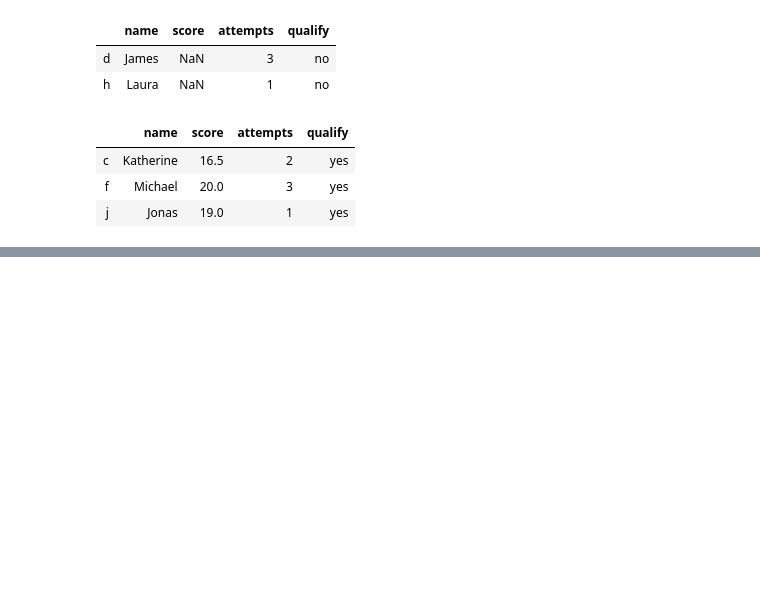
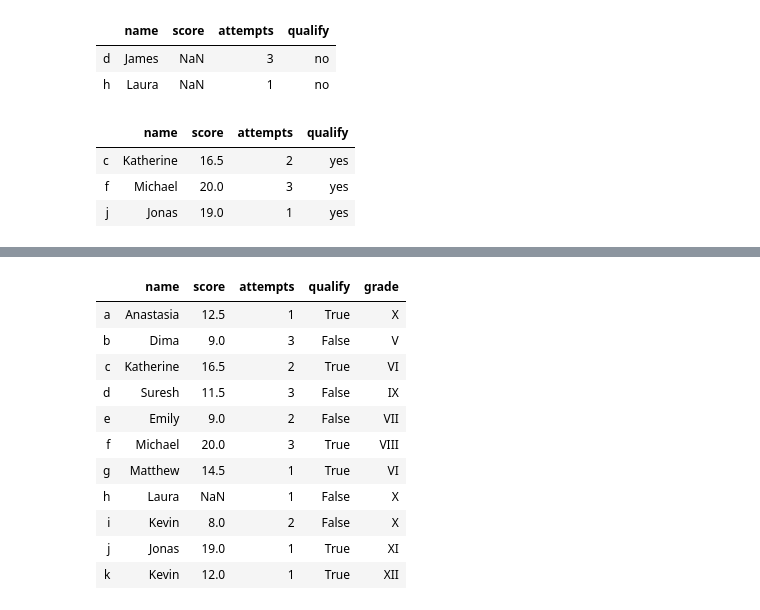
Before and after one commit to chetnakhanna16/Pandas_Practice, a Jupyter notebook: PandasDataFrame_Practice.ipynb, the cells around one changed output, grey strips where cells are left out. Saved outputs shown, nothing was run; the diff lists cells and outputs as text; code cells hidden in the pictures; blank space fills up the shorter version.

```diff
--- a/PandasDataFrame_Practice.ipynb
+++ b/PandasDataFrame_Practice.ipynb
@@ -153,0 +157,7 @@ df_exam_data['score'] > 15
+# %%
+# 12. Write a Pandas program to change the score in row 'd' to 11.5.
+
+#loc gets rows (or columns) with particular labels from the index.
+#iloc gets rows (or columns) at particular positions in the index (so it only takes integers).
+df_exam_data.loc['d','score'] = 11.5
+df_exam_data
@@ -153,0 +188,8 @@ df_exam_data['score'] > 15
+# %%
+# 15. Write a Pandas program to append a new row 'k' to data frame with given values for each column. Now delete
+# the new row and return the original DataFrame.
+
+df_exam_data.loc['k'] = ['Kevin', 12, 1, 'yes']
+print(df_exam_data)
+
+df_exam_data.drop('k')
@@ -153,0 +238,5 @@ df_exam_data['score'] > 15
+# %%
+# 17. Write a Pandas program to replace the 'qualify' column contains the values 'yes' and 'no' with True and False.
+
+df_exam_data['qualify'] = df_exam_data['qualify'].map({'yes':True, 'no':False})
+df_exam_data
@@ -153,0 +256,5 @@ df_exam_data['score'] > 15
+# %%
+# 18. Write a Pandas program to change the name 'James' to 'Suresh' in name column of the DataFrame.
+
+df_exam_data['name'] = df_exam_data['name'].replace('James','Suresh')
+df_exam_data
@@ -153,0 +292,18 @@ df_exam_data['score'] > 15
+# %%
+# 20. Write a Pandas program to insert a new column in existing DataFrame.
+
+df_exam_data['grade'] = ['X','V','VI','IX','VII','VIII','VI','X','X','XI','XII']
+df_exam_data
+# %% [output]
+|  | name | score | attempts | qualify | grade |
+| a | Anastasia | 12.5 | 1 | True | X |
+| b | Dima | 9.0 | 3 | False | V |
+| c | Katherine | 16.5 | 2 | True | VI |
+| d | Suresh | 11.5 | 3 | False | IX |
+| e | Emily | 9.0 | 2 | False | VII |
+| f | Michael | 20.0 | 3 | True | VIII |
+| g | Matthew | 14.5 | 1 | True | VI |
+| h | Laura | NaN | 1 | False | X |
+| i | Kevin | 8.0 | 2 | False | X |
+| j | Jonas | 19.0 | 1 | True | XI |
+| k | Kevin | 12.0 | 1 | True | XII |
```
Also changed, not shown: parts of 10 cells of this notebook.
